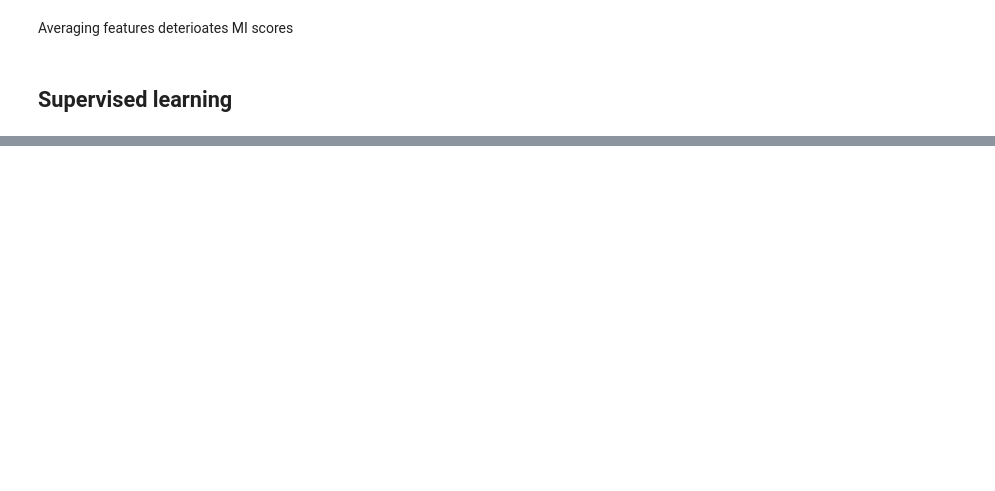
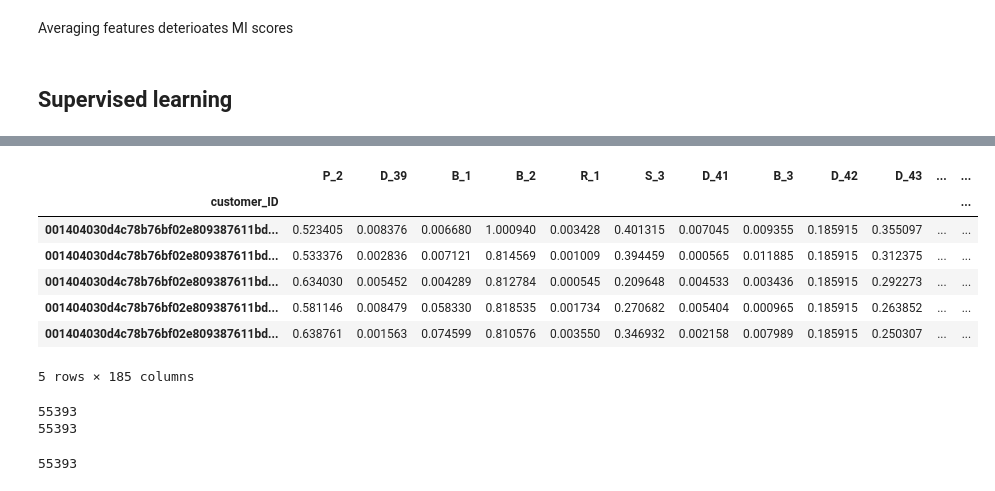
Before and after one commit to echefcy/kaggle, a Jupyter notebook: amex_defaults/ Solution.ipynb, the cells around one changed output, grey strips where cells are left out. Cells and saved outputs as stored; diff of their text form; code cells hidden in the pictures; blank space fills up the shorter version.

```diff
--- a/amex_defaults/ Solution.ipynb
+++ b/amex_defaults/ Solution.ipynb
@@ -540,0 +599,50 @@ Averaging features deterioates MI scores
+# %%
+class FloatImputer(BaseEstimator, TransformerMixin):
+    def __init__(self):
+        return
+
+    def fill_group(self, group, col_defaults):
+        for cname in group.columns:
+            if group[cname].isna().all():
+                group[cname].fillna(col_defaults[cname], inplace=True)
+
+    def fit(self, X: pd.DataFrame, y = None):
+        self.fitted_imputers = {}
+        col_defaults = {cname : 0.0 for cname in X.columns}
+        def fit_group(group: pd.DataFrame):
+            self.fill_group(group, col_defaults)
+            imp = SimpleImputer()
+            self.fitted_imputers[group.index[0]] = imp.fit(group)
+        X.groupby(X.index).apply(fit_group)
+        return self
+
+    def transform(self, X: pd.DataFrame, y = None):
+        col_defaults = {cname : X[cname].mean() for cname in X.columns}
+        def transform_group(group: pd.DataFrame):
+            self.fill_group(group, col_defaults)
+            return pd.DataFrame(self.fitted_imputers[group.index[0]].transform(group))
+        transformed = X.groupby(X.index).apply(transform_group)
+        return transformed.reset_index().set_index('customer_ID').drop('level_1', axis=1).set_axis(X.columns, axis=1)
+# %%
+imputer = FloatImputer()
+imputer = imputer.fit(sample1.select_dtypes('float64').set_index(sample1['customer_ID']))
+# %%
+imputed = imputer.transform(sample1.select_dtypes('float64').set_index(sample1['customer_ID']))
+imputed.head()
+# %% [output]
+|  | P_2 | D_39 | B_1 | B_2 | R_1 | S_3 | D_41 | B_3 | D_42 | D_43 | ... | ... |
+| customer_ID |  |  |  |  |  |  |  |  |  |  |  | ... |
+| 001404030d4c78b76bf02e809387611bd... | 0.523405 | 0.008376 | 0.006680 | 1.000940 | 0.003428 | 0.401315 | 0.007045 | 0.009355 | 0.185915 | 0.355097 | ... | ... |
+| 001404030d4c78b76bf02e809387611bd... | 0.533376 | 0.002836 | 0.007121 | 0.814569 | 0.001009 | 0.394459 | 0.000565 | 0.011885 | 0.185915 | 0.312375 | ... | ... |
+| 001404030d4c78b76bf02e809387611bd... | 0.634030 | 0.005452 | 0.004289 | 0.812784 | 0.000545 | 0.209648 | 0.004533 | 0.003436 | 0.185915 | 0.292273 | ... | ... |
+| 001404030d4c78b76bf02e809387611bd... | 0.581146 | 0.008479 | 0.058330 | 0.818535 | 0.001734 | 0.270682 | 0.005404 | 0.000965 | 0.185915 | 0.263852 | ... | ... |
+| 001404030d4c78b76bf02e809387611bd... | 0.638761 | 0.001563 | 0.074599 | 0.810576 | 0.003550 | 0.346932 | 0.002158 | 0.007989 | 0.185915 | 0.250307 | ... | ... |
+5 rows × 185 columns
+# %%
+print(len(sample1.customer_ID))
+print(len(sample1.S_2))
+len(imputed['P_2'])
+# %% [output]
+55393
+55393
+55393
```
Also changed, not shown: parts of 29 cells of this notebook.
